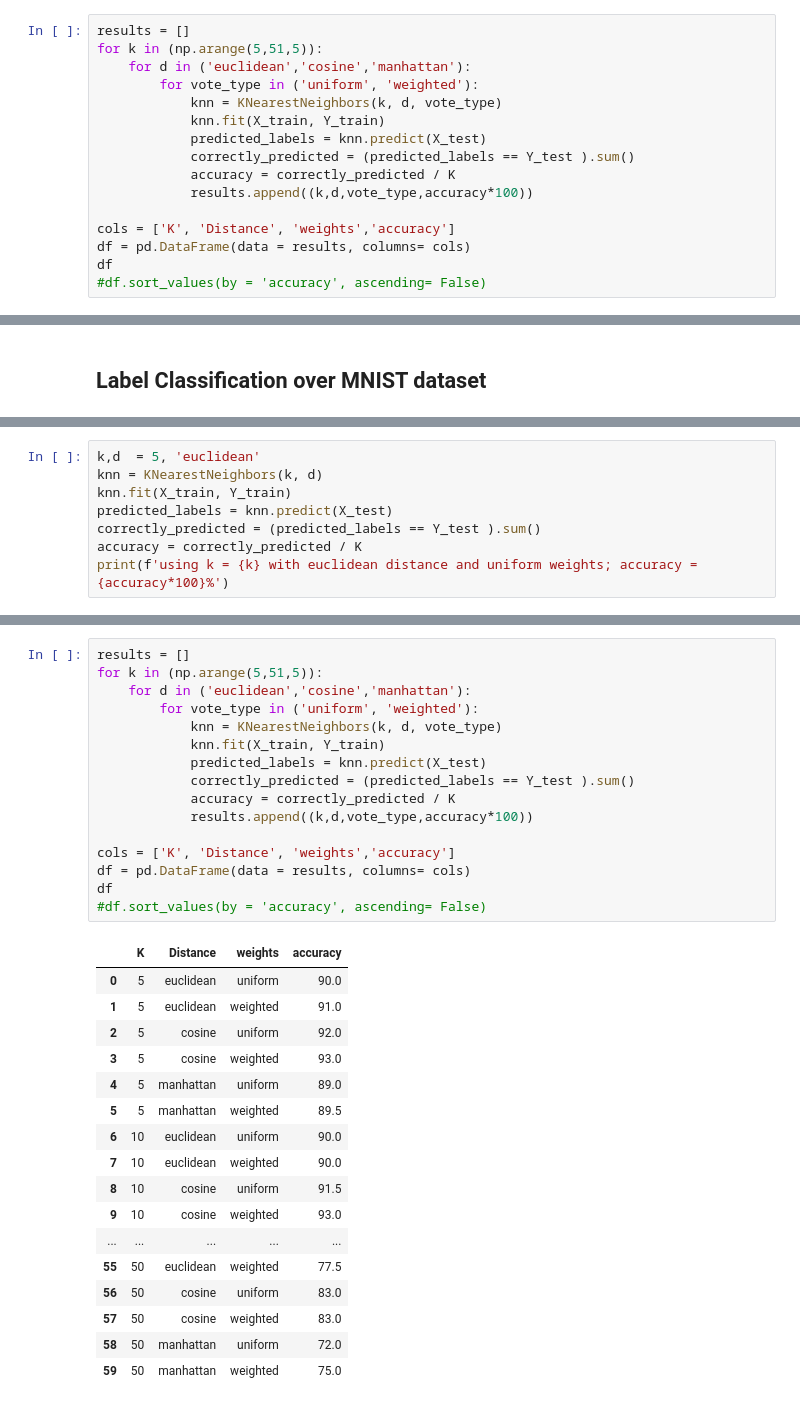
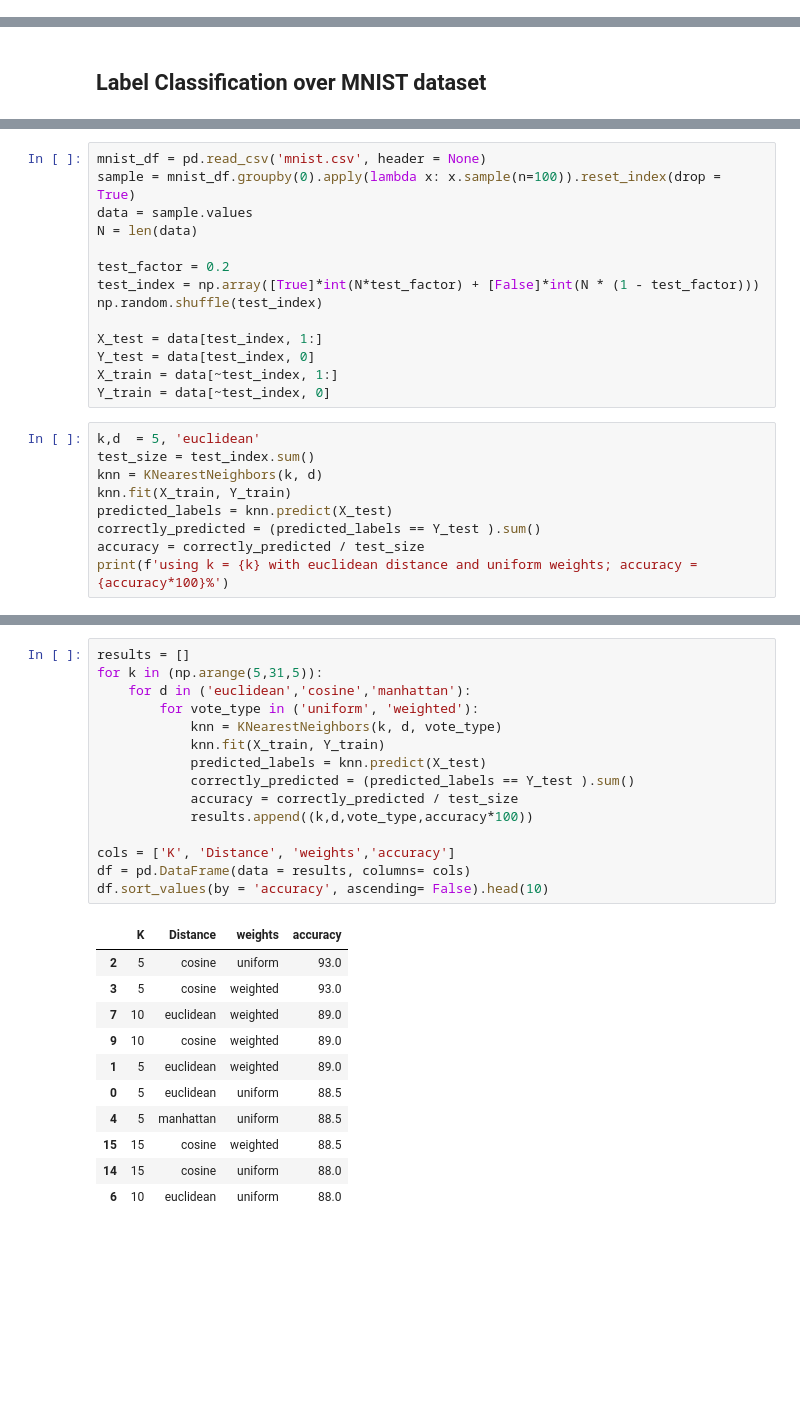
Before and after one commit to DeskDown/DSLabs, a Jupyter notebook: Lab4/Lab4.ipynb, the cells around one changed output, grey strips where cells are left out. Saved outputs shown, nothing was run; the diff lists cells and outputs as text; blank space fills up the shorter version.

```diff
--- a/Lab4/Lab4.ipynb
+++ b/Lab4/Lab4.ipynb
@@ -165,16 +155,0 @@ using k = 5 with euclidean distance and uniform weights; accuracy = 96.666666666
-# %%
-results = []
-for k in (np.arange(5,51,5)):
-    for d in ('euclidean','cosine','manhattan'):
-        for vote_type in ('uniform', 'weighted'):
-            knn = KNearestNeighbors(k, d, vote_type)
-            knn.fit(X_train, Y_train)
-            predicted_labels = knn.predict(X_test)
-            correctly_predicted = (predicted_labels == Y_test ).sum()
-            accuracy = correctly_predicted / K
-            results.append((k,d,vote_type,accuracy*100))
-
-cols = ['K', 'Distance', 'weights','accuracy']
-df = pd.DataFrame(data = results, columns= cols)
-df
-#df.sort_values(by = 'accuracy', ascending= False)
@@ -280,9 +166,24 @@ X_train, Y_train # training set
+# %%
+mnist_df = pd.read_csv('mnist.csv', header = None)
+sample = mnist_df.groupby(0).apply(lambda x: x.sample(n=100)).reset_index(drop = True)
+data = sample.values
+N = len(data)
+
+test_factor = 0.2
+test_index = np.array([True]*int(N*test_factor) + [False]*int(N * (1 - test_factor)))
+np.random.shuffle(test_index)
+
+X_test = data[test_index, 1:]
+Y_test = data[test_index, 0]
+X_train = data[~test_index, 1:]
+Y_train = data[~test_index, 0]
 # %%
 k,d  = 5, 'euclidean'
+test_size = test_index.sum()
 knn = KNearestNeighbors(k, d)
 knn.fit(X_train, Y_train)
 predicted_labels = knn.predict(X_test)
 correctly_predicted = (predicted_labels == Y_test ).sum()
-accuracy = correctly_predicted / K
+accuracy = correctly_predicted / test_size
 print(f'using k = {k} with euclidean distance and uniform weights; accuracy = {accuracy*100}%')
 # %% [output]
@@ -290,37 +191,30 @@ using k = 5 with euclidean distance and uniform weights; accuracy = 90.0%
 # %%
 results = []
-for k in (np.arange(5,51,5)):
+for k in (np.arange(5,31,5)):
     for d in ('euclidean','cosine','manhattan'):
         for vote_type in ('uniform', 'weighted'):
             knn = KNearestNeighbors(k, d, vote_type)
             knn.fit(X_train, Y_train)
             predicted_labels = knn.predict(X_test)
             correctly_predicted = (predicted_labels == Y_test ).sum()
-            accuracy = correctly_predicted / K
+            accuracy = correctly_predicted / test_size
             results.append((k,d,vote_type,accuracy*100))
 
 cols = ['K', 'Distance', 'weights','accuracy']
 df = pd.DataFrame(data = results, columns= cols)
-df
-#df.sort_values(by = 'accuracy', ascending= False)
+df.sort_values(by = 'accuracy', ascending= False).head(10)
 # %% [output]
 |  | K | Distance | weights | accuracy |
-| 0 | 5 | euclidean | uniform | 90.0 |
-| 1 | 5 | euclidean | weighted | 91.0 |
-| 2 | 5 | cosine | uniform | 92.0 |
+| 2 | 5 | cosine | uniform | 93.0 |
 | 3 | 5 | cosine | weighted | 93.0 |
-| 4 | 5 | manhattan | uniform | 89.0 |
-| 5 | 5 | manhattan | weighted | 89.5 |
-| 6 | 10 | euclidean | uniform | 90.0 |
-| 7 | 10 | euclidean | weighted | 90.0 |
-| 8 | 10 | cosine | uniform | 91.5 |
-| 9 | 10 | cosine | weighted | 93.0 |
-| ... | ... | ... | ... | ... |
-| 55 | 50 | euclidean | weighted | 77.5 |
-| 56 | 50 | cosine | uniform | 83.0 |
-| 57 | 50 | cosine | weighted | 83.0 |
-| 58 | 50 | manhattan | uniform | 72.0 |
-| 59 | 50 | manhattan | weighted | 75.0 |
+| 7 | 10 | euclidean | weighted | 89.0 |
+| 9 | 10 | cosine | weighted | 89.0 |
+| 1 | 5 | euclidean | weighted | 89.0 |
+| 0 | 5 | euclidean | uniform | 88.5 |
+| 4 | 5 | manhattan | uniform | 88.5 |
+| 15 | 15 | cosine | weighted | 88.5 |
+| 14 | 15 | cosine | uniform | 88.0 |
+| 6 | 10 | euclidean | uniform | 88.0 |
 # %%
 df.groupby(df.K)["accuracy"].mean().plot(title = 'accuracy across k');
 # %% [output]
```
Also changed, not shown: parts of 15 cells of this notebook.
